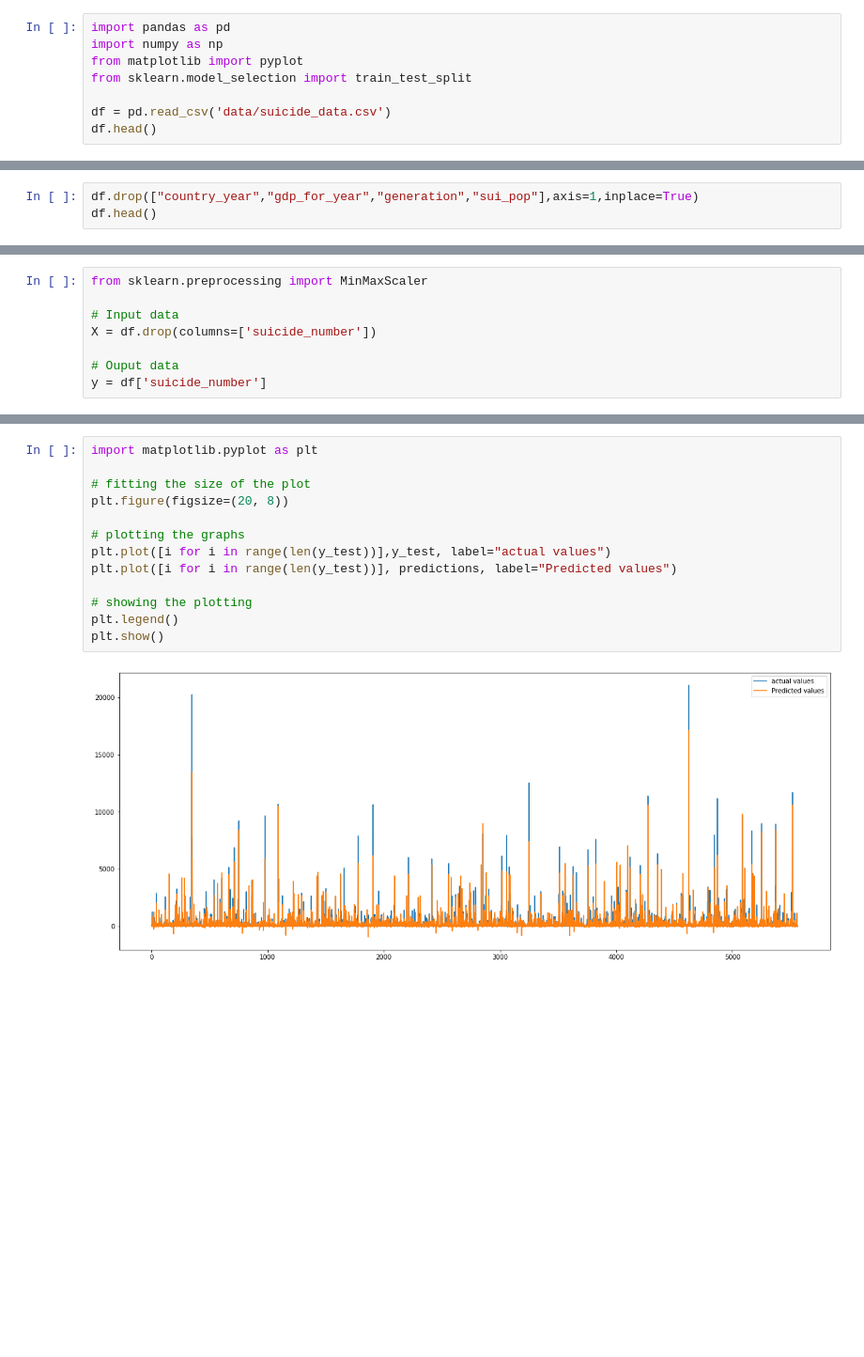
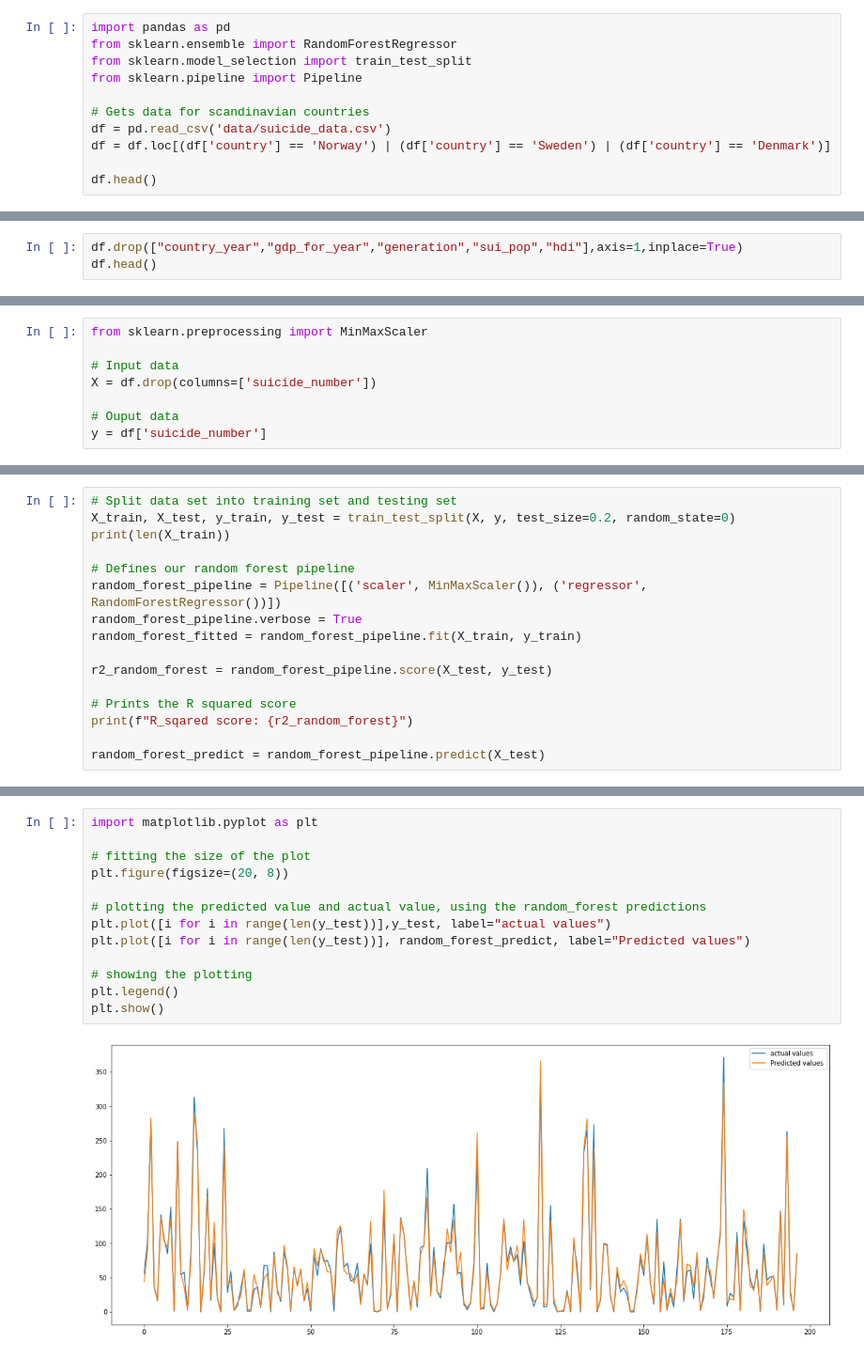
Before and after one commit to MichalBerg99/MachineLearning, a Jupyter notebook: ML_Suicide_prediction.ipynb, the cells around one changed output, grey strips where cells are left out. Shown at 94% size. Cells and saved outputs as stored; diff of their text form; blank space fills up the shorter version.

```diff
--- a/ML_Suicide_prediction.ipynb
+++ b/ML_Suicide_prediction.ipynb
@@ -2,11 +2,14 @@
 <a href="https://colab.research.google.com/github/MichalBerg99/MachineLearning/blob/main/ML_Suicide_prediction.ipynb" target="_parent"><img src="https://colab.research.google.com/assets/colab-badge.svg" alt="Open In Colab"/></a>
 # %%
 import pandas as pd
-import numpy as np
-from matplotlib import pyplot
+from sklearn.ensemble import RandomForestRegressor
 from sklearn.model_selection import train_test_split
+from sklearn.pipeline import Pipeline
 
+# Gets data for scandinavian countries
 df = pd.read_csv('data/suicide_data.csv')
+df = df.loc[(df['country'] == 'Norway') | (df['country'] == 'Sweden') | (df['country'] == 'Denmark')]
+
 df.head()
 # %% [output]
 |  | country | year | sex | age | suicides_no | population | suicides/100k pop | country-year | ... |
@@ -19,6 +22,6 @@ df.head()
 # Change names of the columns
 df.columns=["country","year","gender","age_group","suicide_number","population","sui_pop","country_year","hdi","gdp_for_year","gdp_per_capita","generation"]
 # %%
-df.drop(["country_year","gdp_for_year","generation","sui_pop"],axis=1,inplace=True)
+df.drop(["country_year","gdp_for_year","generation","sui_pop","hdi"],axis=1,inplace=True)
 df.head()
 # %% [output]
@@ -178,0 +136,16 @@ predictions = model.predict(X_test)
+# %%
+# Split data set into training set and testing set
+X_train, X_test, y_train, y_test = train_test_split(X, y, test_size=0.2, random_state=0)
+print(len(X_train))
+
+# Defines our random forest pipeline
+random_forest_pipeline = Pipeline([('scaler', MinMaxScaler()), ('regressor', RandomForestRegressor())])
+random_forest_pipeline.verbose = True
+random_forest_fitted = random_forest_pipeline.fit(X_train, y_train)
+
+r2_random_forest = random_forest_pipeline.score(X_test, y_test)
+
+# Prints the R squared score
+print(f"R_sqared score: {r2_random_forest}")
+
+random_forest_predict = random_forest_pipeline.predict(X_test)
@@ -179,18 +176,18 @@ predictions = model.predict(X_test)
 # %%
 import matplotlib.pyplot as plt
 
 # fitting the size of the plot
 plt.figure(figsize=(20, 8))
 
-# plotting the graphs
+# plotting the predicted value and actual value, using the random_forest predictions
 plt.plot([i for i in range(len(y_test))],y_test, label="actual values")
-plt.plot([i for i in range(len(y_test))], predictions, label="Predicted values")
+plt.plot([i for i in range(len(y_test))], random_forest_predict, label="Predicted values")
 
 # showing the plotting
 plt.legend()
 plt.show()
 # %% [output]
-[figure, old version]
+[figure, new version]
 # %%
 from sklearn.metrics import r2_score
 from sklearn.metrics import mean_squared_error as MSE
```
Also changed, not shown: parts of 25 cells of this notebook.
